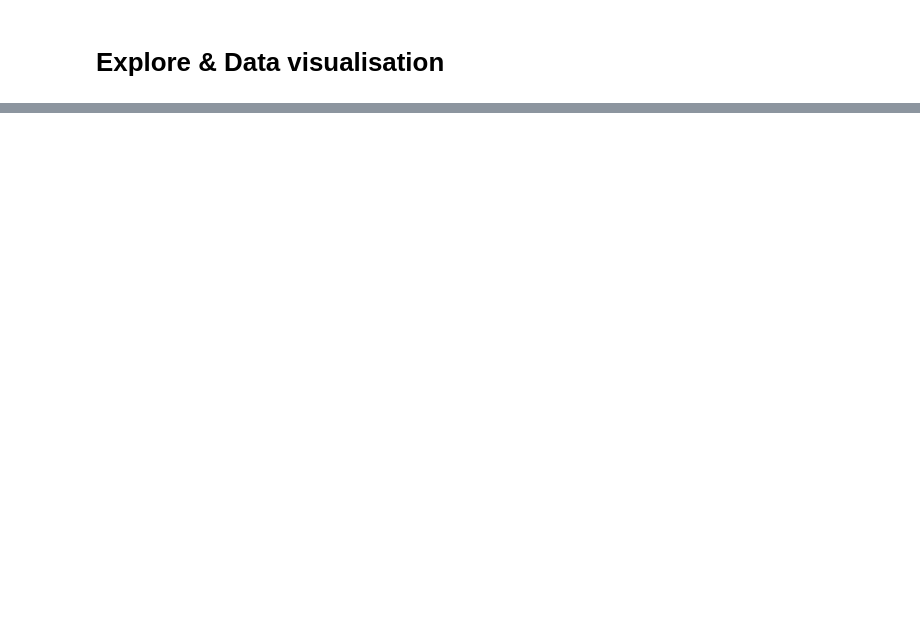
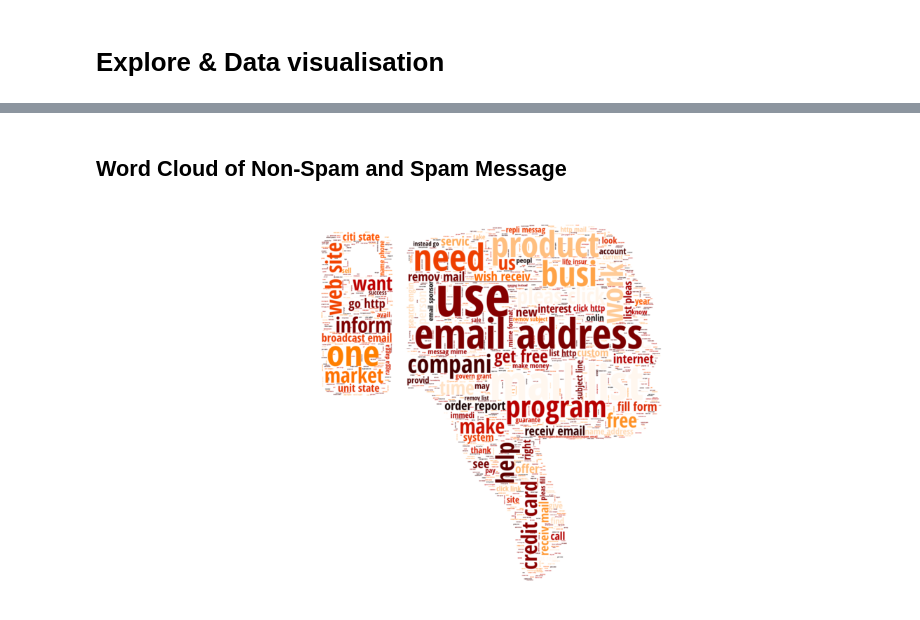
Before and after one commit to xshot9011/data-science-and-machine-leaning-learning, a Jupyter notebook: 5. filter spam email/Bayes Classifier.ipynb, the cells around one changed output, grey strips where cells are left out. Cells and saved outputs as stored; diff of their text form; code cells hidden in the pictures; blank space fills up the shorter version.

```diff
--- a/5. filter spam email/Bayes Classifier.ipynb
+++ b/5. filter spam email/Bayes Classifier.ipynb
@@ -203,0 +193,2 @@ plt.show()
+# %%
+stop_words = stopwords.words('english')
@@ -203,0 +276,5 @@ plt.show()
+# %%
+# จากด้านบนเราคิดว่าสามารถย่อมันเหลือแค่นิดเดียวก็ได้นิทำทำไมตั้งหลายรอบ
+#df[given narray with true false condition]
+spam_emails_df = df[df['CATEGORY'] == 1]
+non_spam_emails_df = df[df['CATEGORY'] == 0]
@@ -203,0 +283,16 @@ plt.show()
+# %%
+# find the total number of words in clened dataset of both spam and non-spam email bodies
+# find 10 common use in both spam and non-spam email bodies
+# I do, >> misunderstand about the given command from the teacher
+words_len = []
+for index in spam_emails_index:
+    words_len.append(len(spam_emails_df.loc[index].MESSAGE))
+spam_word_amount = sum(words_len)
+print('spam word amoun :', spam_word_amount)
+for index in non_spam_emails_index:
+    words_len.append(len(non_spam_emails_df.loc[index].MESSAGE))
+non_spam_word_amount = sum(words_len) - spam_word_amount
+print('non-spam word amoun :', non_spam_word_amount)
+
+df['words_amount'] = pd.Series(words_len)
+df
@@ -203,0 +301,7 @@ plt.show()
+# %%
+spam_word_series = df['MESSAGE'].loc[spam_emails_index]
+non_spam_word_series = df['MESSAGE'].loc[non_spam_emails_index]
+spam_words = pd.Series([word for words_list in spam_word_series for word in words_list])
+non_spam_words = pd.Series([word for words_list in non_spam_word_series for word in words_list])
+print('spam word amoun :', len(spam_words))
+print('non-spam word amoun :', len(non_spam_words))
@@ -203,0 +353,18 @@ plt.show()
+# %% [markdown]
+## Word Cloud of Non-Spam and Spam Message
+# %%
+%%time
+icon = Image.open(THUMBS_DOWN_FILE)
+mask = Image.new(mode='RGB', size=icon.size, color=(255, 255, 255))  # create all white image
+mask.paste(icon, box=icon)  # paste the black one on it
+rgb_array = np.array(mask)  # get new image >> convert to array
+
+word_cloud = WordCloud(mask=rgb_array, background_color='white',
+                       max_words=1300, colormap='gist_heat', font_path=FONT_PATH)\
+                       .generate(' '.join(spam_words))
+plt.figure(figsize=[20, 12])
+plt.imshow(word_cloud, interpolation='bilinear')
+plt.axis('off')
+plt.show()
+# %% [output]
+[figure, added]
```
Also changed, not shown: parts of 54 cells of this notebook, 4 other files.
